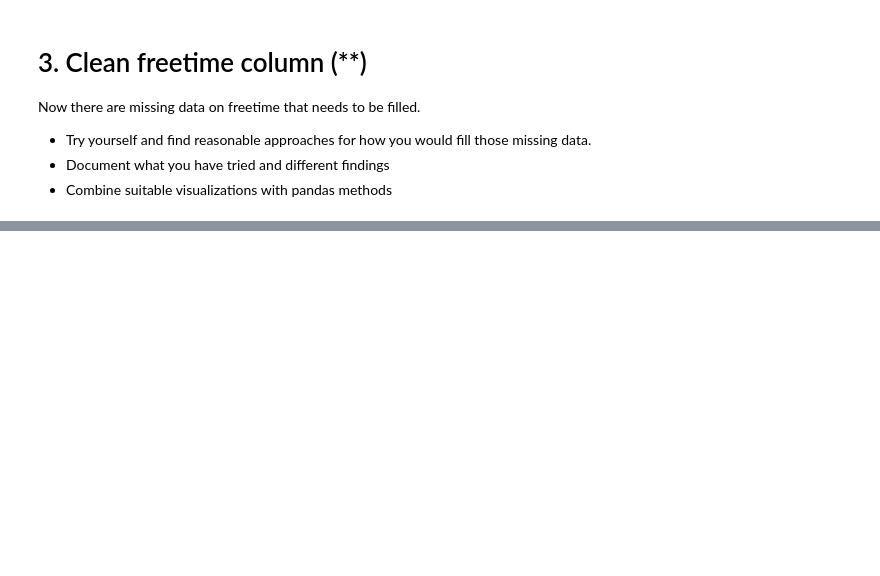
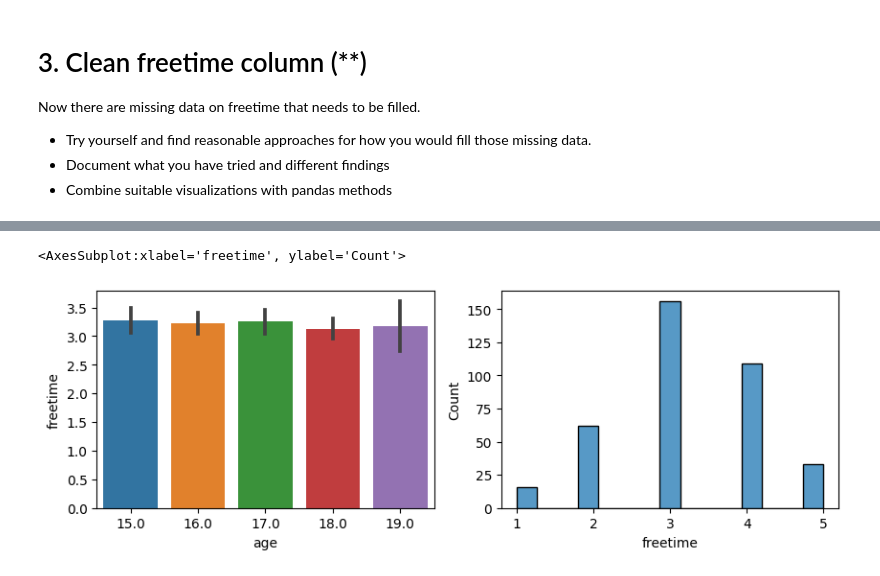
Before and after one commit to jwiegert/databehandling-joachim-wiegert, a Jupyter notebook: exercises/ex01_missingdata.ipynb, the cells around one changed output, grey strips where cells are left out. Cells and saved outputs as stored; diff of their text form; code cells hidden in the pictures; blank space fills up the shorter version.

```diff
--- a/exercises/ex01_missingdata.ipynb
+++ b/exercises/ex01_missingdata.ipynb
@@ -288,0 +376,7 @@ df_studentdata[df_studentdata['freetime'].isna() == True]['freetime'].size
+# %%
+fig,(ax1,ax2) = plt.subplots(1,2, dpi=100, figsize=(10,3))
+sns.barplot(data=df_studentdatamod, x="age", y="freetime", ax=ax1)
+sns.histplot(data=df_studentdatamod, x="freetime", ax=ax2)
+# %% [output]
+<AxesSubplot:xlabel='freetime', ylabel='Count'>
+[figure, added]
```
Also changed, not shown: parts of 8 cells of this notebook, 2 other files.
